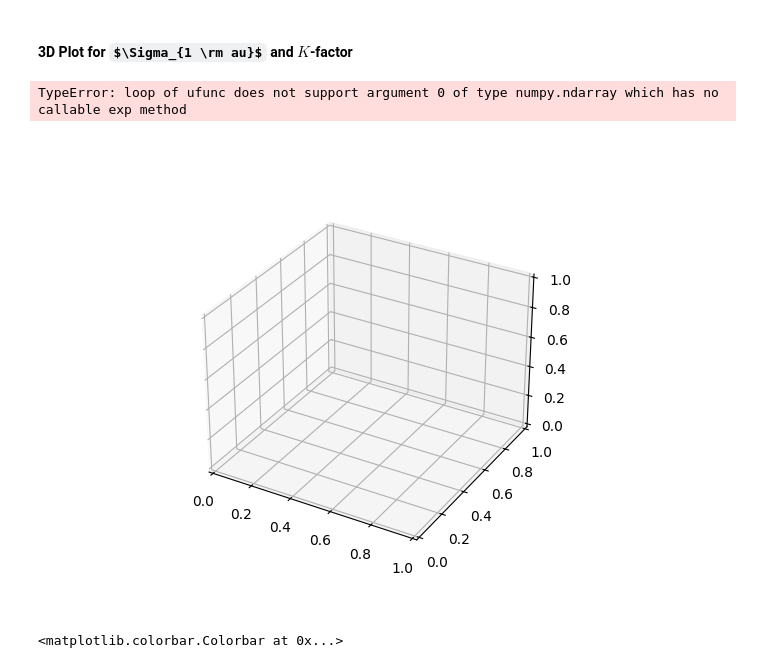
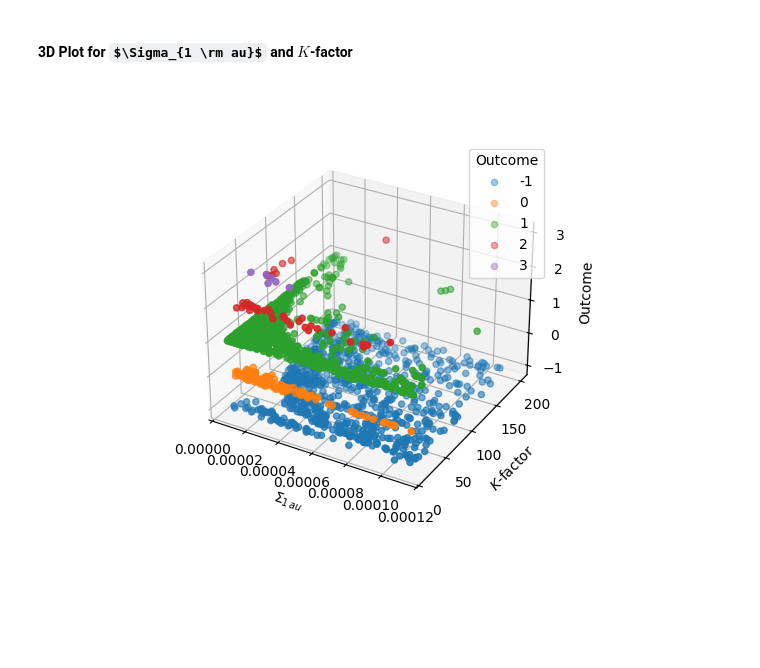
Before and after one commit to dchen10Git/uchi-exoplanets-2025, a Jupyter notebook: trappist1_keller.ipynb, the cells around one changed output. Cells and saved outputs as stored; diff of their text form; code cells hidden in the pictures; some formulas as TeX source; blank space fills up the shorter version.

```diff
--- a/trappist1_keller.ipynb
+++ b/trappist1_keller.ipynb
@@ -321,55 +321,34 @@ tuned SVM accuracy = 0.640
 # %% [markdown]
 #### 3D Plot for $\Sigma_{1 \rm au}$ and $K$-factor
-# %%
-%matplotlib widget
-fig = plt.figure()
-ax = fig.add_subplot(projection='3d')
-
-# Sample data
-Sigma_1au = outcome_df["Sigma_1au"].to_numpy()
-K_factor = outcome_df["K_factor"].to_numpy()
-
-# Plot the points
-ax.scatter(Sigma_1au, K_factor, scores, marker='o', alpha=0.4)
-
-# Set labels
-ax.set_xlabel('$\log \Sigma_{1 au}$')
-ax.set_ylabel('$\log K$-factor')
-ax.set_zlabel('Outcome')
-
-plt.show()
-# %% [output]
-TypeError: loop of ufunc does not support argument 0 of type numpy.ndarray which has no callable exp method
-[figure, removed]
 # %%
 fig = plt.figure()
 ax = fig.add_subplot(projection='3d')
 
 Sigma_1au = outcome_df["Sigma_1au"].to_numpy()
 K_factor = outcome_df["K_factor"].to_numpy()
 
 color_map = {
-    -1: "red",
-     0: "blue",
-     1: "green",
-     2: "orange",
-     3: "purple"
+    -1: "C0",
+     0: "C1",
+     1: "C2",
+     2: "C3",
+     3: "C4"
 }
 
 colors = [color_map[s] for s in scores]
 
 ax.scatter(Sigma_1au, K_factor, scores, c=colors)
 
 ax.set_xlabel(r'$\Sigma_{1\,au}$')
 ax.set_ylabel(r'$K$-factor')
 ax.set_zlabel('Outcome')
 
 # legend
 for label, color in color_map.items():
-    ax.scatter([], [], [], c=color, label=str(label))
+    ax.scatter([], [], [], c=color, label=str(label), alpha=0.4)
 
 ax.legend(title="Outcome")
 
 plt.show()
 # %% [output]
-<matplotlib.colorbar.Colorbar at 0x...>
+[figure, added]
```
Also changed, not shown: parts of 9 cells of this notebook, 1 other file.
